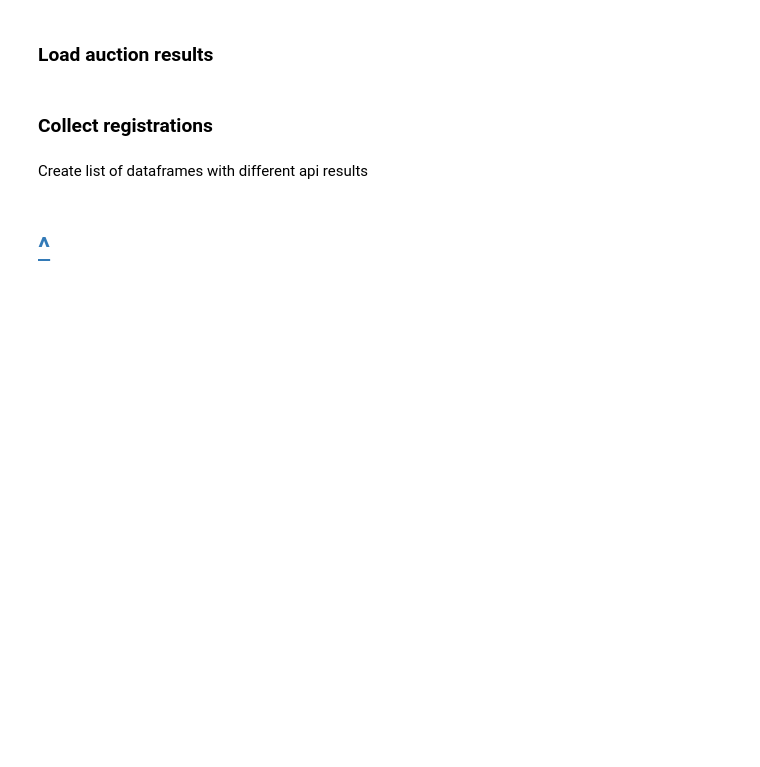
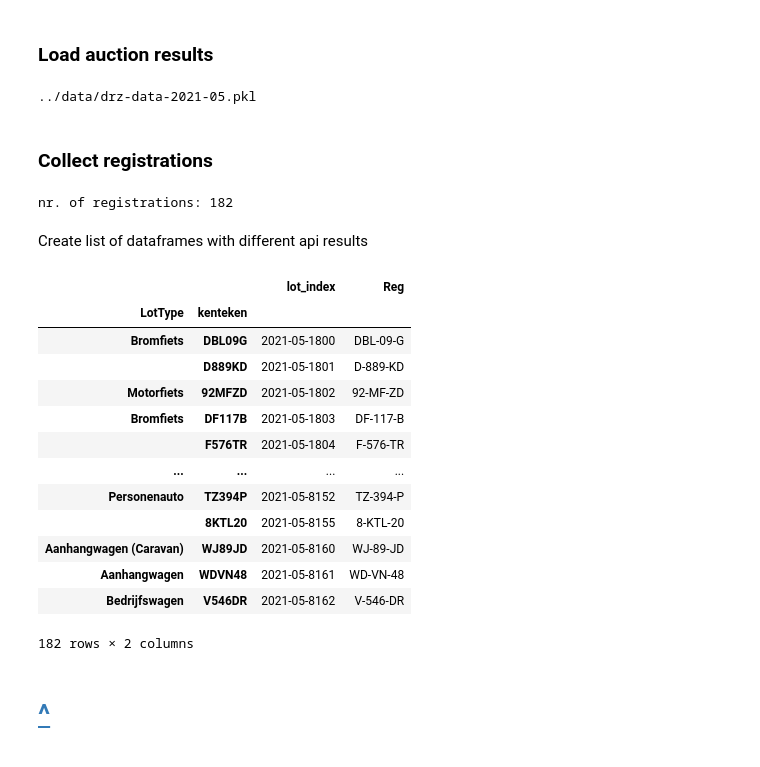
Before and after one commit to r5atom/Saturday-Datascience, a Jupyter notebook: code/add-rdw-info-to-drz.ipynb, the cells around one changed output. Drawn from its saved outputs; the diff is of its cells as text; code cells hidden in the pictures; blank space fills up the shorter version.

```diff
--- a/code/add-rdw-info-to-drz.ipynb
+++ b/code/add-rdw-info-to-drz.ipynb
@@ -72,8 +85,18 @@ if OPBOD:
     file_name = '../../../python-nb/data/drz-data-opbod-{}.pkl'.format(DATE)
 else:
     file_name = '../data/drz-data-{}.pkl'.format(DATE)
+
+if not os.path.isfile(file_name):
+    # see if -without price- exists
+    NO_PRICE = True
+    file_name = file_name.replace('.pkl', '-without-price.pkl')
+else:
+    NO_PRICE = False
+
 print(file_name)
 drz = pd.read_pickle(file_name)
+# %% [output]
+../data/drz-data-2021-05.pkl
 # %% [markdown]
 ### Collect registrations
 # %%
@@ -85,13 +108,14 @@ hasReg = (~drz.Reg.isnull()) & (drz.Reg != 'onbekend') & (drz.Reg != '') & (~drz
     'Speedboot',
     'Vaartuig (Type onbekend)',
     'Motorvaartuig met opbouw (Pleziervaartuig)',
-    'Aanhangwagen',
 ]))
 
 print('nr. of registrations:',sum(hasReg))
 
-# make a copy and add info
-rdw = drz.copy()
+# # make a copy and add info
+# rdw = drz.copy()
+# %% [output]
+nr. of registrations: 182
 # %%
 def get_query_url(api_url, keys, token=hidden_api_keys.socrata_apptoken, query_field='kenteken'):
     '''construct query url'''
@@ -120,14 +144,29 @@ Create list of dataframes with different api results
 # %%
 # empty dictionary
 rdw_per_reg = dict()
 
 # first element of dict is registrations
 key = 'registations'
-rdw_per_reg[key] = rdw.loc[hasReg,['Reg']] # copy from df
+rdw_per_reg[key] = drz.loc[hasReg,['Reg', 'LotType']].copy() # copy from drz
 rdw_per_reg[key]['kenteken'] = rdw_per_reg[key].Reg.apply(lambda r: r.replace('-','').upper())
 rdw_per_reg[key].index.name = 'lot_index'
 rdw_per_reg[key] = rdw_per_reg[key].reset_index().set_index('kenteken')
-display(rdw_per_reg[key])
+display(rdw_per_reg[key].reset_index().set_index(['LotType', 'kenteken']))
+# %% [output]
+|  |  | lot_index | Reg |
+| LotType | kenteken |  |  |
+| Bromfiets | DBL09G | 2021-05-1800 | DBL-09-G |
+|  | D889KD | 2021-05-1801 | D-889-KD |
+| Motorfiets | 92MFZD | 2021-05-1802 | 92-MF-ZD |
+| Bromfiets | DF117B | 2021-05-1803 | DF-117-B |
+|  | F576TR | 2021-05-1804 | F-576-TR |
+| ... | ... | ... | ... |
+| Personenauto | TZ394P | 2021-05-8152 | TZ-394-P |
+|  | 8KTL20 | 2021-05-8155 | 8-KTL-20 |
+| Aanhangwagen (Caravan) | WJ89JD | 2021-05-8160 | WJ-89-JD |
+| Aanhangwagen | WDVN48 | 2021-05-8161 | WD-VN-48 |
+| Bedrijfswagen | V546DR | 2021-05-8162 | V-546-DR |
+182 rows × 2 columns
 # %% [markdown]
 <H1><a href="#rdw_top">^</a></H1><a id='rdw_registrations'>
 # %% [markdown]
```
Also changed, not shown: parts of 14 cells of this notebook, 42 other files.
